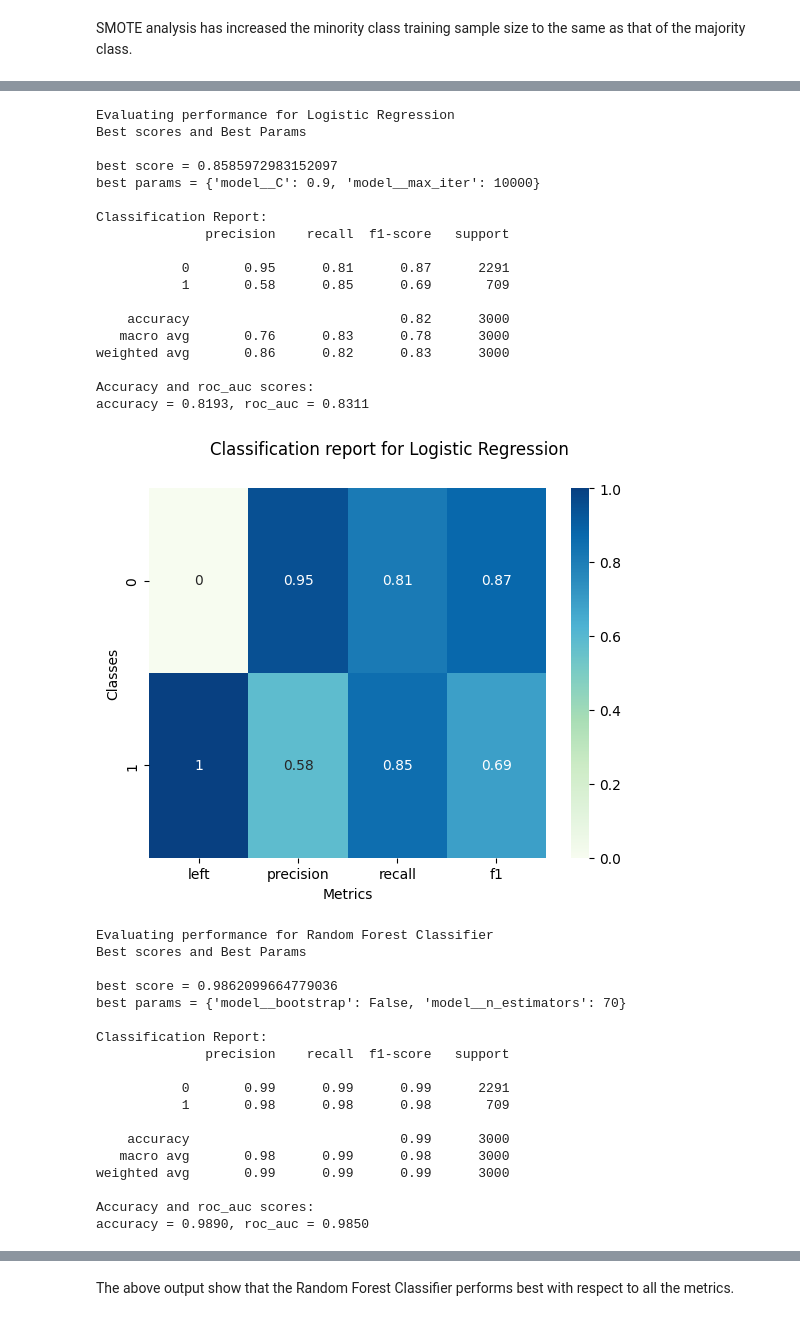
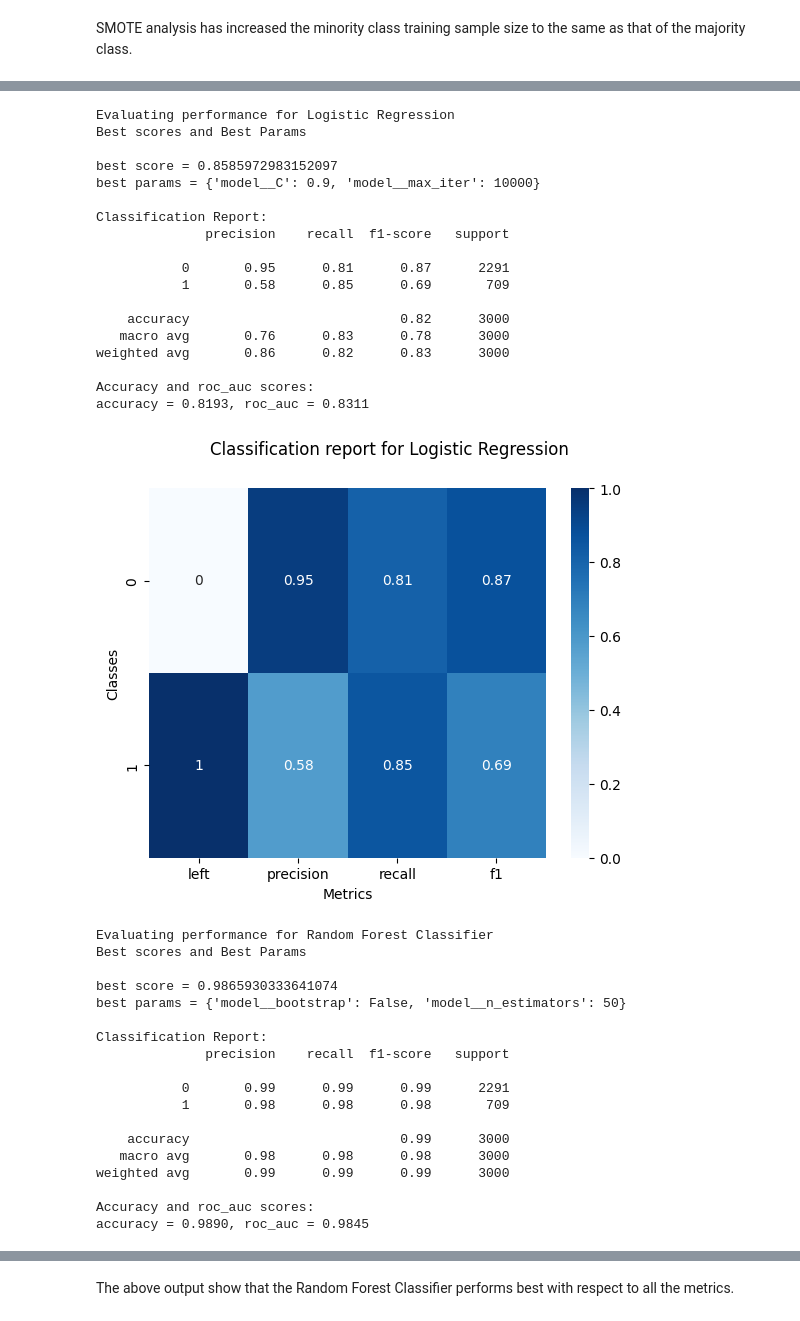
Before and after one commit to tksundar/employee_turnover, a Jupyter notebook: employee_turnover.ipynb, the cells around one changed output, grey strips where cells are left out. Drawn from its saved outputs; the diff is of its cells as text; code cells hidden in the pictures.

```diff
--- a/employee_turnover.ipynb
+++ b/employee_turnover.ipynb
@@ -370,7 +362,12 @@ for i,k in enumerate(k_values):
   df['cluster'] = km.predict(df)
   s_score = silhouette_score(df,km.labels_)
   cluster_centers = km.cluster_centers_
-  axe = sns.scatterplot(data=df,x='satisfaction_level',y='last_evaluation',hue='left',ax=axes[i], palette = sns.color_palette("muted") )
+  new_df = pd.DataFrame(df)
+  new_df['left'] = df['left'].apply(lambda x: 'Left' if x==1 else 'Stayed')
+  axe = sns.scatterplot(data=new_df,x='satisfaction_level',y='last_evaluation',hue='left',ax=axes[i], palette = ['orange','skyblue'])
+  axe.set_title(f'k = {k}')
+  axe.set_xlabel('satisfaction_level')
+  axe.set_ylabel('last_evaluation')
   axe.scatter(cluster_centers[:,0],cluster_centers[:,1],marker='o',s=100,c=colors[i],label= 'cluster centers')
   axe.legend(loc='upper left', bbox_to_anchor=(1, 1))
   axe.set_title(f'k = {k}')
@@ -469,6 +468,7 @@ from sklearn.metrics import precision_score,recall_score,f1_score,accuracy_score
 from sklearn.pipeline import Pipeline
 from sklearn.preprocessing import StandardScaler
 
+esitmators = {}
 
 def plot_classification_report(estimator,X_test,y_test,model_name=None):
     precision_1 = precision_score(y_test,estimator.predict(X_test))
@@ -487,7 +487,7 @@ def plot_classification_report(estimator,X_test,y_test,model_name=None):
     }
 
     df = pd.DataFrame(cl_report_dict)
-    sns.heatmap(df,annot=True,cmap='GnBu')
+    sns.heatmap(df,annot=True,cmap='Blues')
     plt.xlabel('Metrics')
     plt.ylabel('Classes')
     plt.suptitle('Classification report for {}'.format(model_name))
@@ -521,45 +521,47 @@ def evaluate_performance(model_key,X_train,y_train,X_test, model_name=None):
     kfold = KFold(n_splits=5,shuffle=True,random_state=123)
     gs_result = grid_search_cv(model_key,X_train,y_train,cv = kfold)
     estimator = gs_result.best_estimator_
+    global esitmators
+    esitmators[model_key] = estimator
     cl_report = classification_report(y_test,estimator.predict(X_test))
     print('%s%s%s'%(BOLD_START,'\nClassification Report:',END))
     print(cl_report)
 
     accuracy = accuracy_score(y_test,estimator.predict(X_test))
     roc_auc  = roc_auc_score(y_test,estimator.predict(X_test))
     print('%s%s%s'%(BOLD_START,'Accuracy and roc_auc scores:',END))
     print('accuracy = %0.4f, roc_auc = %0.4f'%(accuracy,roc_auc))
     print()
     plot_classification_report(estimator,X_test,y_test,model_name=model_name)
 
 evaluate_performance('LR',X_train,y_train,X_test,model_name='Logistic Regression')
 evaluate_performance('RF',X_train,y_train,X_test,model_name='Random Forest Classifier')
 evaluate_performance('GB',X_train,y_train,X_test,model_name='Gradient Boosting Classifier')
 # %% [output]
 Evaluating performance for Logistic Regression
 Best scores and Best Params
 
 best score = 0.8585972983152097
 best params = {'model__C': 0.9, 'model__max_iter': 10000}
 
 Classification Report:
               precision    recall  f1-score   support
 
            0       0.95      0.81      0.87      2291
            1       0.58      0.85      0.69       709
 
     accuracy                           0.82      3000
    macro avg       0.76      0.83      0.78      3000
 weighted avg       0.86      0.82      0.83      3000
 
 Accuracy and roc_auc scores:
 accuracy = 0.8193, roc_auc = 0.8311
-[figure, old version]
+[figure, new version]
 Evaluating performance for Random Forest Classifier
 Best scores and Best Params
 
-best score = 0.9862099664779036
-best params = {'model__bootstrap': False, 'model__n_estimators': 70}
+best score = 0.9865930333641074
+best params = {'model__bootstrap': False, 'model__n_estimators': 50}
 
 Classification Report:
               precision    recall  f1-score   support
@@ -568,8 +570,8 @@ Classification Report:
            1       0.98      0.98      0.98       709
 
     accuracy                           0.99      3000
-   macro avg       0.98      0.99      0.98      3000
+   macro avg       0.98      0.98      0.98      3000
 weighted avg       0.99      0.99      0.99      3000
 
 Accuracy and roc_auc scores:
-accuracy = 0.9890, roc_auc = 0.9850
+accuracy = 0.9890, roc_auc = 0.9845
```
Also changed, not shown: parts of 15 cells of this notebook.
